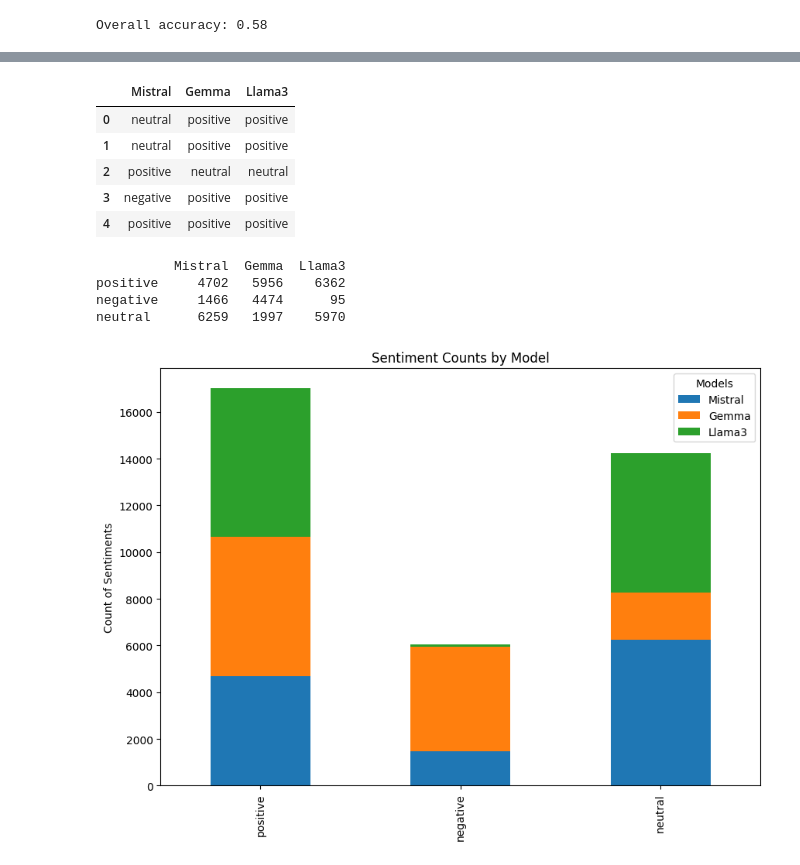
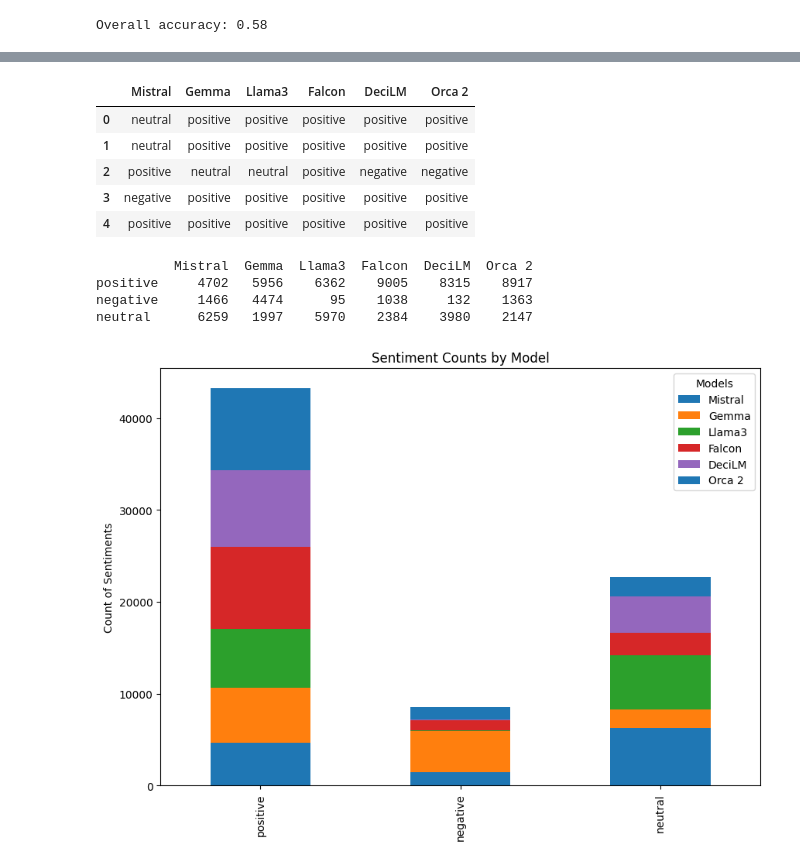
Before and after one commit to data-sci-capstone/copilot, a Jupyter notebook: Evaluation/sentiment-eval-models.ipynb, the cells around one changed output, grey strips where cells are left out. Saved outputs shown, nothing was run; the diff lists cells and outputs as text; code cells hidden in the pictures.

```diff
--- a/Evaluation/sentiment-eval-models.ipynb
+++ b/Evaluation/sentiment-eval-models.ipynb
@@ -166,0 +232,3 @@ Overall accuracy: 0.58
+# %%
+deci_sentiment = get_model_sentiment_data('deciLM 7b')
+deci_sentiment.head()
@@ -166,0 +287,3 @@ Overall accuracy: 0.58
+# %%
+orca_sentiment = get_model_sentiment_data('orca2 7b')
+orca_sentiment.head()
@@ -217,25 +395,27 @@ Passing `palette` without assigning `hue` is deprecated and will be removed in v
 stacked_bar = pd.DataFrame({
     'Mistral': mistral_sentiment["generated_sentiment"],
     'Gemma': gemma_sentiment["generated_sentiment"],
-    'Llama3': llama3_sentiment["generated_sentiment"]
+    'Llama3': llama3_sentiment["generated_sentiment"],
+    'Falcon': falcon_sentiment["generated_sentiment"],
+    'DeciLM':deci_sentiment["generated_sentiment"],
+    'Orca 2': orca_sentiment["generated_sentiment"]
     })
 stacked_bar.head()
 # %% [output]
-|  | Mistral | Gemma | Llama3 |
-| 0 | neutral | positive | positive |
-| 1 | neutral | positive | positive |
-| 2 | positive | neutral | neutral |
-| 3 | negative | positive | positive |
-| 4 | positive | positive | positive |
+|  | Mistral | Gemma | Llama3 | Falcon | DeciLM | Orca 2 |
+| 0 | neutral | positive | positive | positive | positive | positive |
+| 1 | neutral | positive | positive | positive | positive | positive |
+| 2 | positive | neutral | neutral | positive | negative | negative |
+| 3 | negative | positive | positive | positive | positive | positive |
+| 4 | positive | positive | positive | positive | positive | positive |
 # %%
-mistral_sentiment_labels = pd.Series(['positive', 'negative', 'neutral', 'positive'])
-gemma_sentiment_labels = pd.Series(['negative', 'negative', 'positive', 'neutral'])
-llama3_sentiment_labels = pd.Series(['neutral', 'positive', 'positive', 'negative'])
-
 data = {
     'Mistral': stacked_bar["Mistral"].value_counts(),
     'Gemma': stacked_bar["Gemma"].value_counts(),
-    'Llama3': stacked_bar["Llama3"].value_counts()
+    'Llama3': stacked_bar["Llama3"].value_counts(),
+    'Falcon':stacked_bar['Falcon'].value_counts(),
+    'DeciLM':stacked_bar['DeciLM'].value_counts(),
+    'Orca 2': stacked_bar['Orca 2'].value_counts()
 }
 
 all_categories = ['positive', 'negative', 'neutral']  # add other categories as necessary
@@ -243,16 +423,16 @@ stacked_bar = pd.DataFrame(data).reindex(all_categories).fillna(0)
 
 print(stacked_bar)
 # %% [output]
-          Mistral  Gemma  Llama3
-positive     4702   5956    6362
-negative     1466   4474      95
-neutral      6259   1997    5970
+          Mistral  Gemma  Llama3  Falcon  DeciLM  Orca 2
+positive     4702   5956    6362    9005    8315    8917
+negative     1466   4474      95    1038     132    1363
+neutral      6259   1997    5970    2384    3980    2147
 # %%
-colors = ['#1f77b4', '#ff7f0e', '#2ca02c']
+colors = ['#1f77b4', '#ff7f0e', '#2ca02c', '#d62728', '#9467bd']
 ax = stacked_bar.plot(kind='bar', stacked=True, figsize=(10, 7), color = colors)
 ax.set_ylabel('Count of Sentiments')
 ax.set_title('Sentiment Counts by Model')
 plt.legend(title='Models')
 plt.show()
 # %% [output]
-[figure, old version]
+[figure, new version]
```
Also changed, not shown: parts of 26 cells of this notebook, 1 other file.
